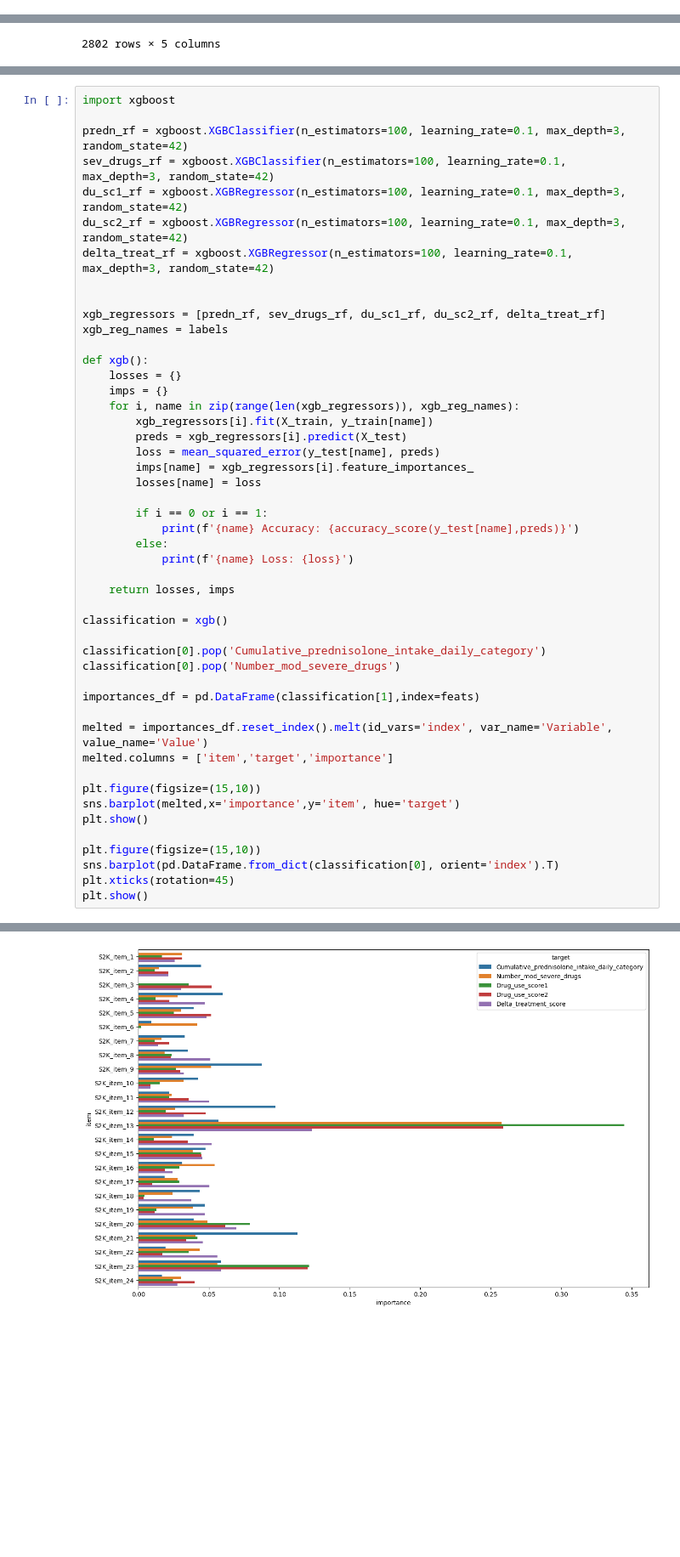
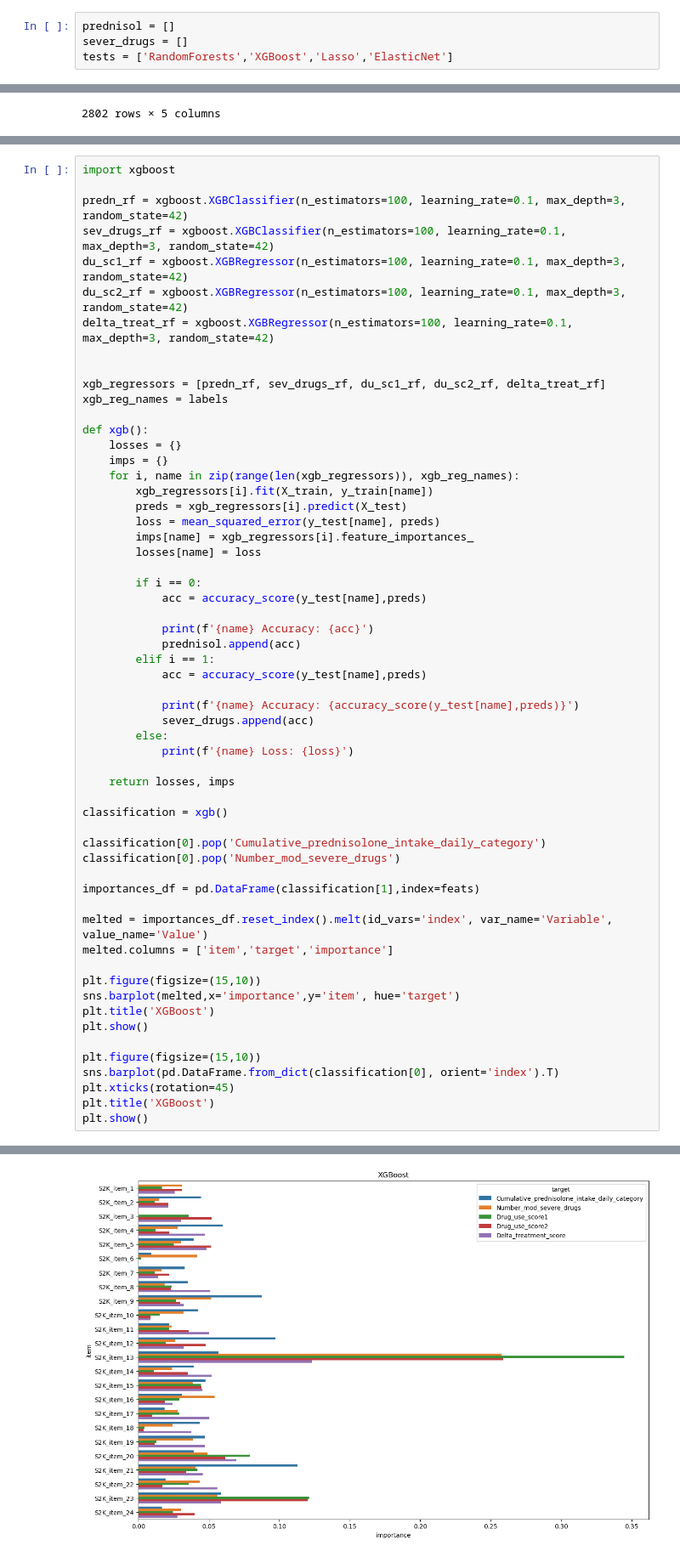
Before and after one commit to isevr/SDI, a Jupyter notebook: v3/eda_data2.ipynb, the cells around one changed output, grey strips where cells are left out. Shown at 85% size. Cells and saved outputs as stored; diff of their text form; blank space fills up the shorter version.

Commit message:
plots

```diff
--- a/v3/eda_data2.ipynb
+++ b/v3/eda_data2.ipynb
@@ -19,6 +19,10 @@ feats = ['S2K_item_1', 'S2K_item_2', 'S2K_item_3', 'S2K_item_4', 'S2K_item_5', '
 labels = ['Cumulative_prednisolone_intake_daily_category',
         'Number_mod_severe_drugs','Drug_use_score1',
         'Drug_use_score2', 'Delta_treatment_score']
+# %%
+prednisol = []
+sever_drugs = []
+tests = ['RandomForests','XGBoost','Lasso','ElasticNet']
 # %%
 scaler = MinMaxScaler()
 
@@ -142,35 +154,45 @@ def xgb():
         imps[name] = xgb_regressors[i].feature_importances_
         losses[name] = loss
 
-        if i == 0 or i == 1:
+        if i == 0:
+            acc = accuracy_score(y_test[name],preds)
+
+            print(f'{name} Accuracy: {acc}')
+            prednisol.append(acc)
+        elif i == 1:
+            acc = accuracy_score(y_test[name],preds)
+
             print(f'{name} Accuracy: {accuracy_score(y_test[name],preds)}')
+            sever_drugs.append(acc)
         else:
             print(f'{name} Loss: {loss}')
 
     return losses, imps
 
 classification = xgb()
 
 classification[0].pop('Cumulative_prednisolone_intake_daily_category')
 classification[0].pop('Number_mod_severe_drugs')
 
 importances_df = pd.DataFrame(classification[1],index=feats)
 
 melted = importances_df.reset_index().melt(id_vars='index', var_name='Variable', value_name='Value')
 melted.columns = ['item','target','importance']
 
 plt.figure(figsize=(15,10))
 sns.barplot(melted,x='importance',y='item', hue='target')
+plt.title('XGBoost')
 plt.show()
 
 plt.figure(figsize=(15,10))
 sns.barplot(pd.DataFrame.from_dict(classification[0], orient='index').T)
 plt.xticks(rotation=45)
+plt.title('XGBoost')
 plt.show()
 # %% [output]
 Cumulative_prednisolone_intake_daily_category Accuracy: 0.5078459343794579
 Number_mod_severe_drugs Accuracy: 0.47360912981455067
 Drug_use_score1 Loss: 0.015777994850286713
 Drug_use_score2 Loss: 0.0065395426272338575
 Delta_treatment_score Loss: 0.004606798208769009
-[figure, old version]
+[figure, new version]
```
Also changed, not shown: parts of 7 cells of this notebook, 9 other files.
